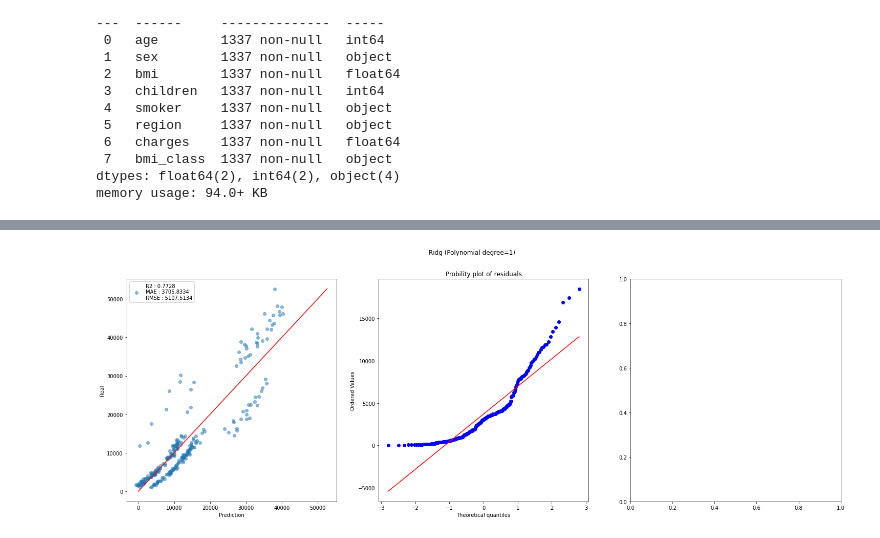
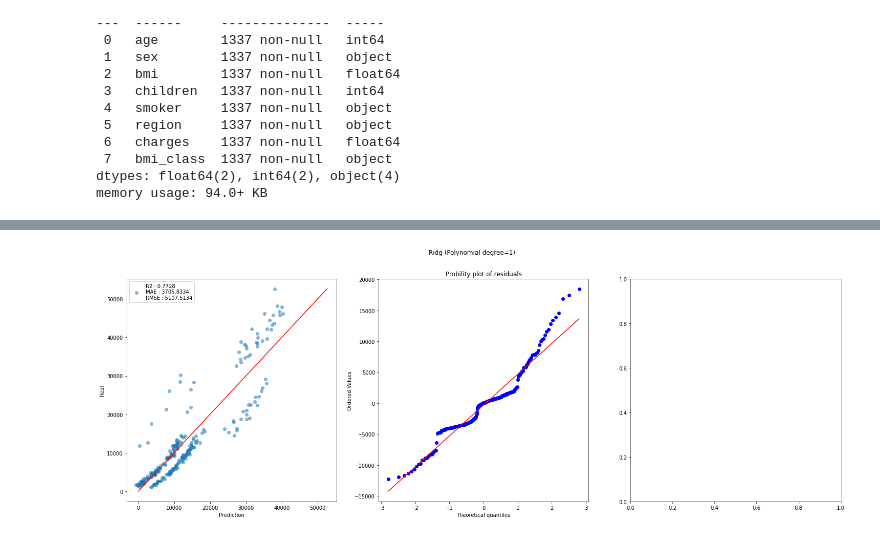
Before and after one commit to zoltarzol/brief_assur_aimant, a Jupyter notebook: Emad/analyse/new_test_Emad.ipynb, the cells around one changed output, grey strips where cells are left out. Saved outputs shown, nothing was run; the diff lists cells and outputs as text; code cells hidden in the pictures.

```diff
--- a/Emad/analyse/new_test_Emad.ipynb
+++ b/Emad/analyse/new_test_Emad.ipynb
@@ -318,7 +318,7 @@ metrics.append(["Ridg (Polynomial degree=1)",R2, MAE, RMSE, Model_score_test, Mo
 
 print(metrics[4])
 
-my_functions.plot_lasso_results('Ridg (Polynomial degree=1)', Ridg_model, y_train, X_train, y_pred, y_test, R2, MAE, RMSE, include_learning_curve=False)
+my_functions.plot_regression_results('Ridg (Polynomial degree=1)', Ridg_model, y_train, X_train, y_pred, y_test, R2, MAE, RMSE, include_learning_curve=False)
 # %% [output]
 Ridg with PolynomialFeatures(degree=1)
 ==================================================
@@ -331,4 +331,4 @@ Ridg Score with PolynomialFeatures(degree=1) : 0.8190378560057867
-[figure, old version]
+[figure, new version]
 # %%
 #preprocessor, X_train, X_test, y_train, y_test = make_pipeline_to_ML(X,y)
 
```
Also changed, not shown: parts of 9 cells of this notebook, 4 other files.
